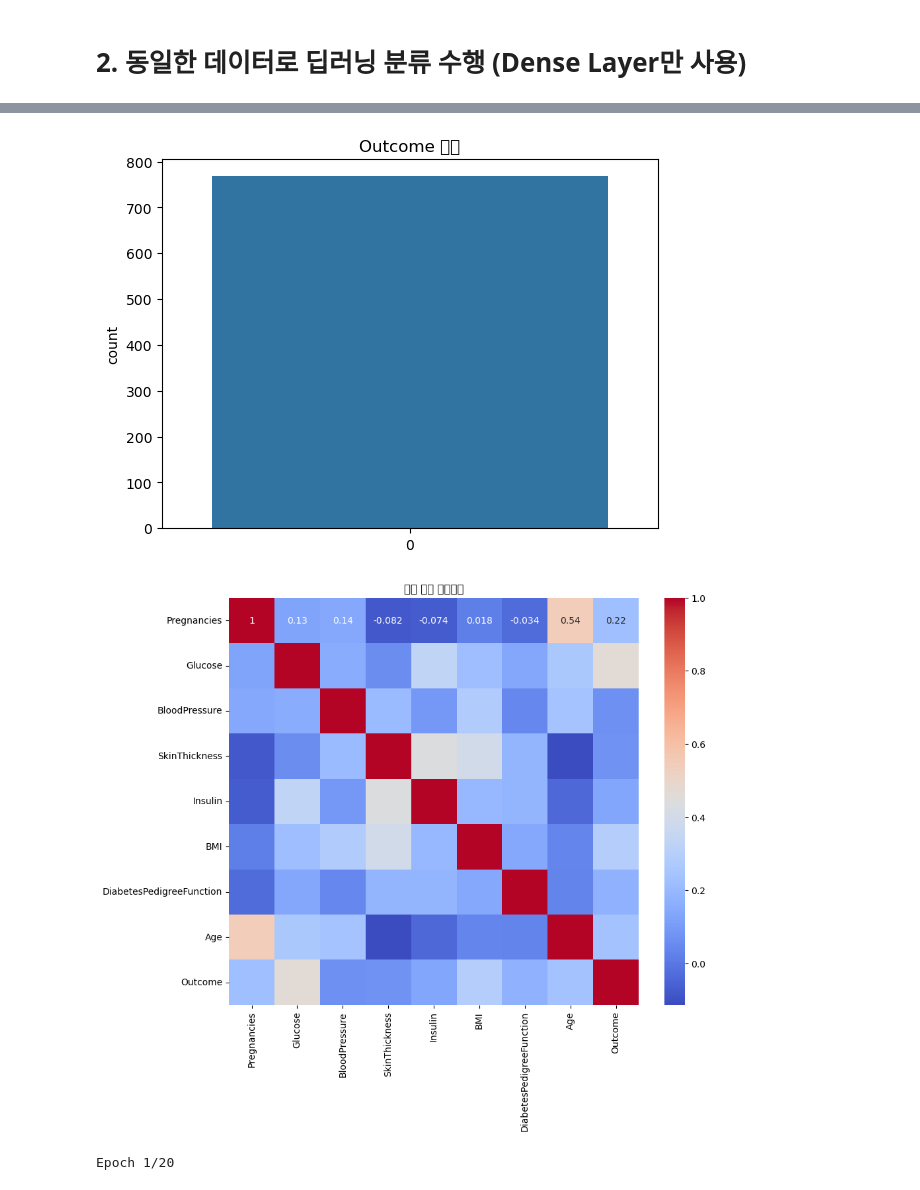
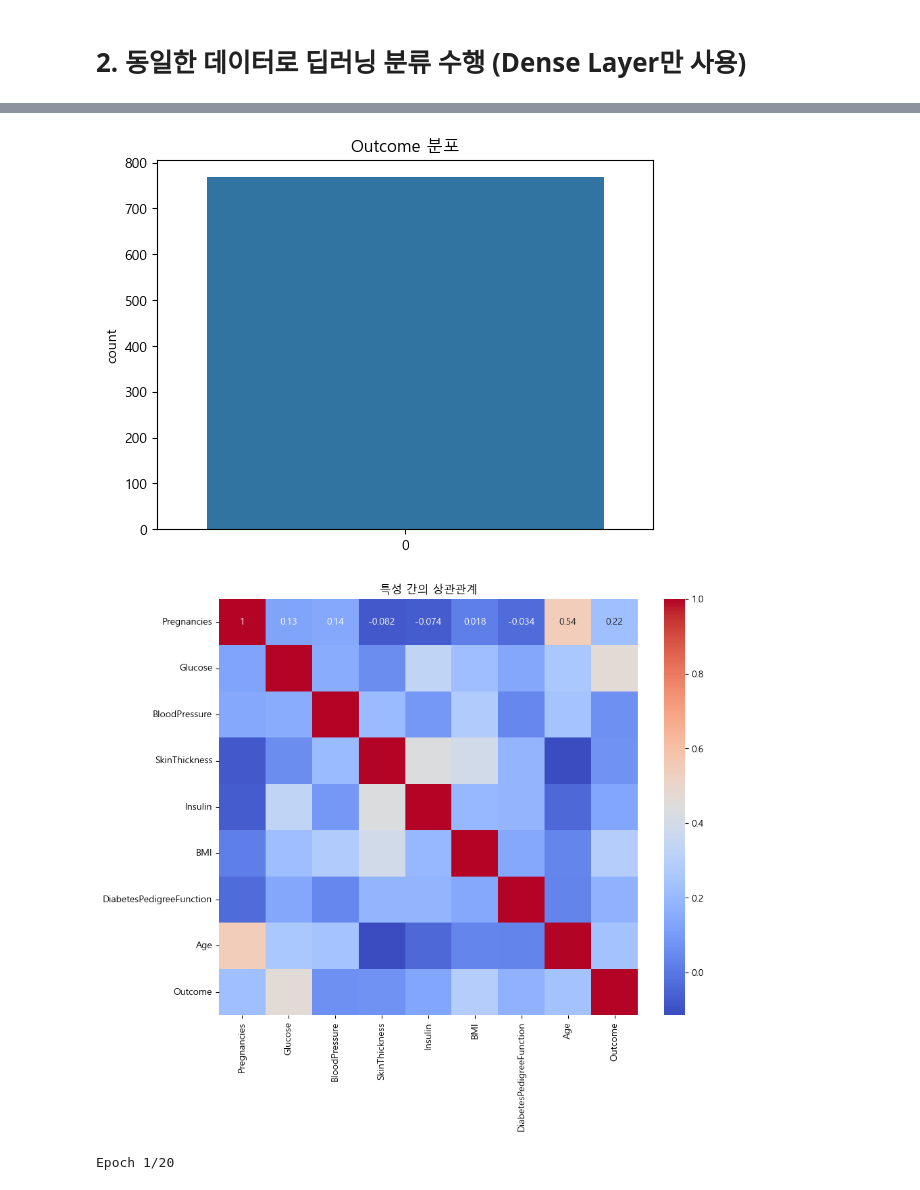
Before and after one commit to ahffkrmsidQKffl/GC-class, a Jupyter notebook: 딥러닝응용/[딥러닝응용] 2주차 과제_당뇨병 데이터_2번.ipynb, the cells around one changed output, grey strips where cells are left out. Drawn from its saved outputs; the diff is of its cells as text; code cells hidden in the pictures.

```diff
--- a/딥러닝응용/[딥러닝응용] 2주차 과제_당뇨병 데이터_2번.ipynb
+++ b/딥러닝응용/[딥러닝응용] 2주차 과제_당뇨병 데이터_2번.ipynb
@@ -11,6 +11,18 @@ from sklearn.preprocessing import StandardScaler
 from tensorflow.keras.models import Sequential
 from tensorflow.keras.layers import Dense
 from tensorflow.keras.utils import to_categorical
+
+# 한글 깨짐 방지
+%matplotlib inline
+from matplotlib import font_manager, rc
+plt.rcParams['axes.unicode_minus'] = False
+f_path = "c:/Windows/Fonts/malgun.ttf"
+font_name = font_manager.FontProperties(fname=f_path).get_name()
+rc('font', family=font_name)
+
+# 한글폰트 사용을 위해 설치
+# 아래 모듈을 설치하고 불러오면 별도의 한글폰트 설정이 필요 없습니다.
+# !pip install koreanize-matplotlib
 
 # 데이터 로드 (GitHub에서 다운로드)
 url = 'https://github.com/MyungKyuYi/AI-class/raw/main/diabetes.csv'
@@ -79,33 +91,33 @@ plt.ylabel('Accuracy')
 plt.legend()
 
 # 손실 그래프
 plt.subplot(1, 2, 2)
 plt.plot(history.history['loss'], label='Train Loss')
 plt.plot(history.history['val_loss'], label='Validation Loss')
 plt.title('Train and Validation Loss')
 plt.xlabel('Epochs')
 plt.ylabel('Loss')
 plt.legend()
 
 plt.show()
 # %% [output]
 <class 'pandas.core.frame.DataFrame'>
 RangeIndex: 768 entries, 0 to 767
 Data columns (total 9 columns):
  #   Column                    Non-Null Count  Dtype
 ---  ------                    --------------  -----
  0   Pregnancies               768 non-null    int64
  1   Glucose                   768 non-null    int64
  2   BloodPressure             768 non-null    int64
  3   SkinThickness             768 non-null    int64
  4   Insulin                   768 non-null    int64
  5   BMI                       768 non-null    float64
  6   DiabetesPedigreeFunction  768 non-null    float64
 ... (31 lines left out)
 DiabetesPedigreeFunction    0
 Age                         0
 Outcome                     0
 dtype: int64
-[figure, old version]
+[figure, new version]
-[figure, old version]
+[figure, new version]
 Epoch 1/20
```
Also changed, not shown: parts of 1 cell of this notebook, 1 other file.
